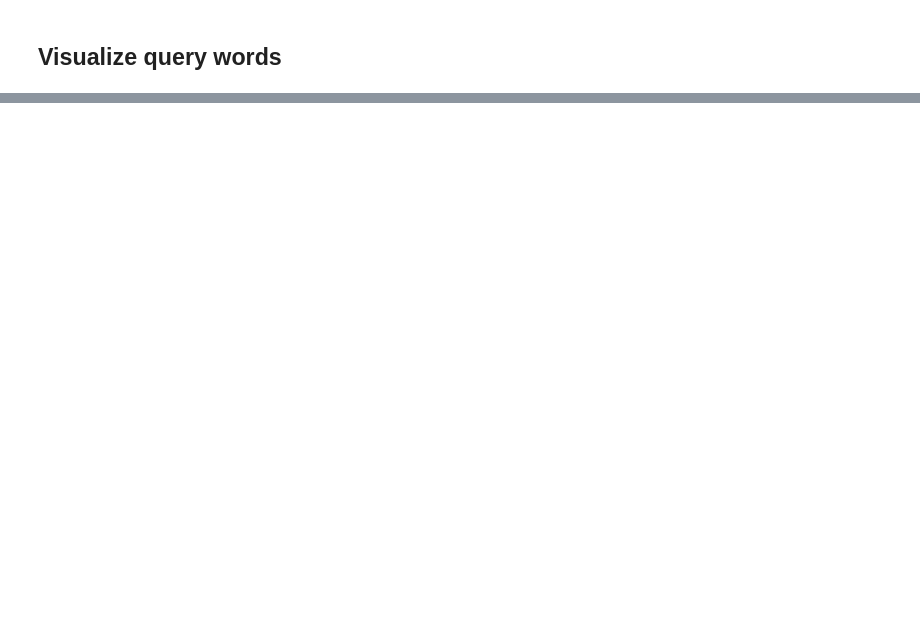
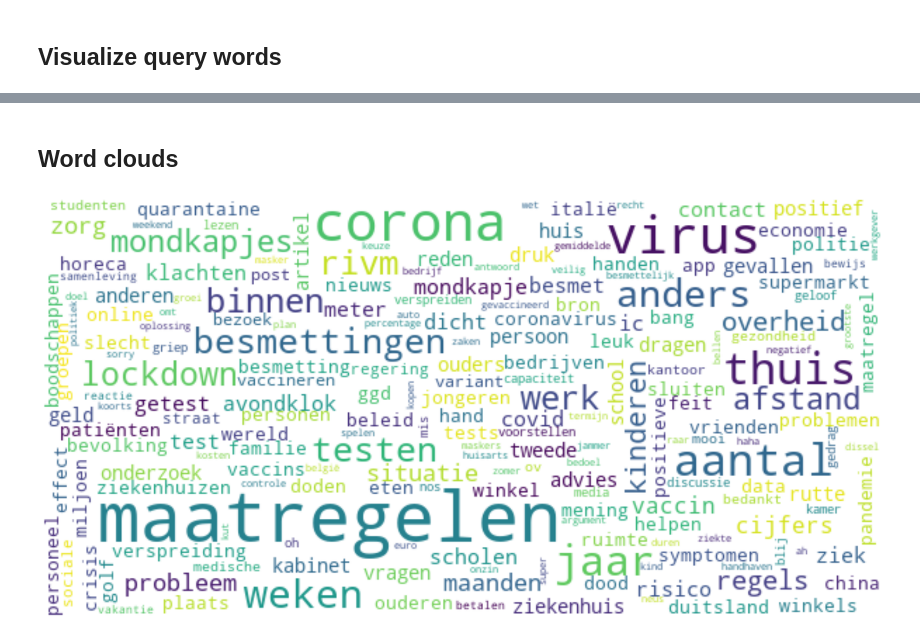
Before and after one commit to puregome/notebooks, a Jupyter notebook: reddit.ipynb, the cells around one changed output, grey strips where cells are left out. Cells and saved outputs as stored; diff of their text form; code cells hidden in the pictures; blank space fills up the shorter version.

Commit message:
word clouds

```diff
--- a/reddit.ipynb
+++ b/reddit.ipynb
@@ -334,0 +332,2 @@ plt.show()
+# %% [markdown]
+## Word clouds
@@ -334,0 +344,34 @@ plt.show()
+# %%
+stopwords = ("aan aangezien absoluut achter af afgelopen al algemeen alle alleen allemaal allen alles als alsnog alsof altijd ander andere anders "
+"antwoord april art augustus basis beeld beetje begin beginnen begint begrijp behalve beide bekend belangrijk ben benieuwd bent bepaalde "
+"beperkt best beste betekent beter betreft bezig bij bijna bijv bijvoorbeeld blijf blijft blijkbaar blijkt blijven boven bovendien brengen buiten buurt "
+"buurten compleet daadwerkelijk daar daarbij daardoor daarmee daarna daarnaast daarom daarvan daarvoor dacht dag dagen dan dat de december deel denk "
+"denken denkt deze dezelfde die dingen direct dit doe doen doet door doordat drie duidelijk dus duurt echt echte echter edit een eens eerder eerlijk eerst "
+"eerste eigen eigenlijk eind eindelijk elk elkaar elke en ene enige enkel enkele enorm er erg ergens erger ervan ervoor etc even extra februari fijn flink fout "
+"ga gaan gaat gebeuren gebeurt gebruik gebruiken gebruikt gedaan geef geeft geen gegaan gegeven gehad gehouden gek geldt geleden gelijk gelukkig gemaakt genoeg genomen geval "
+"geven gevoel gevolgen geweest gewoon geworden gezegd gezien ging gisteren goed goede gooi gooien graag groep groot grootste  grote groter haar had hadden halen half hard heb hebben "
+"hebt heeft heel heen helaas hele helemaal helpt hem hen het hetzelfde hier hij hoe hoeft hoeveel hoeveelheid hoeven hoger hoog hoop hoor hopelijk hopen horen hou houd houden "
+"houdt huidige hun idee ieder iedere iedereen iemand iets ik in inderdaad ineens informatie ingevoerd inmiddels ipv is ivm ja januari jaren je jezelf jij jonge "
+"jou jouw juist juli jullie juni kan kans kant keer kijk kijken klaar klein kleine klinkt klopt kom komen komende komt kon kreeg krijg krijgen krijgt kun kunnen "
+"kunt kwam laag laat laatste land landen lang lange langer langs last lastig laten later leer lees lekker letterlijk leven lezen liever liggen ligt lijken lijkt "
+"logisch loopt lopen los m'n maak maakt maand maar maart mag maken makkelijk makkelijker man manier me mee meer meerdere meest meeste mei men mensen met "
+"meteen middel mij mijn minder misschien mocht moeilijk moest moet moeten mogelijk mogen moment momenteel morgen na naar naast namelijk "
+"natuurlijk nauwelijk nauwelijks nederland nederlander nederlanders nederlandse nee neem neemt nemen nergens net niemand niet niets nieuw nieuwe niks nl no "
+"nodig nog nogal nooit normaal normale nou november nu of ofzo oktober om omdat on ondanks onder ondertussen ongeveer ons onze ooit ook op openlijk open over overal "
+"overigens pa paar pakken pas per persoonlijk plek plekken praten precies prima probeer proberen punt qua raken redelijk relatief rest roepen rond samen september serieus simpelweg "
+"sinds slechts snap snel sneller som sommige soms soort sowieso staan staat steed steeds stel stellen sterk strak straks stuk te tegen ten terecht terug "
+"terwijl teveel the tijd tijden tijdens to toch toe toen tot totaal trouwens tussen twee u uit uiteindelijk uiteraard uur uw vaak vaker vallen valt van vanaf vandaag vanuit vanwege "
+"vast vd veel velen ver verder verhaal verkeerd verplicht verschil verschillende vertrouwen vervolgens verwacht verwachten via vind vinden vindt voelt vol "
+"voldoende volgen volgende volgens volledig vond voor vooral voorbij voordat voorkomen vorige vraag vrij vrijdag vrijwel vroeg vs waar waarbij waardoor waarin waarom "
+"waarschijnlijk waarvan wachten wanneer want waren was wat we week weer weet weg weinig wel welke wellicht werd werden werken werkt weten wie wij wil willen "
+"wilt woord word worden wordt x200b z'n zag zal zat ze zeer zeg zeggen zegt zei zeker zelf zelfs zetten zich zichzelf zie zien ziet zij zijn zin zit zitten zo zo'n "
+"zoal zoals zodat zodra zoeken zolang zonder zorgen zorgt zou zouden zoveel zover zowel zullen zwaar één"
+)
+#print(" ".join(sorted(set(stopwords.lower().split()))))
+# %%
+wordcloud = WordCloud(max_font_size=50, max_words=200, background_color="white", width=600, height=300, collocations=False, normalize_plurals=False, relative_scaling=1, regexp=r"\w[\w']+",
+                      stopwords=(stopwords).split())
+# %%
+text = ""
+for post in posts:
+    text += " " + post[TEXT]
@@ -334,0 +381,8 @@ plt.show()
+# %%
+NBR_OF_TOKENS = 200
+
+token_freqs = Counter(tokenize(text.lower()).split())
+top = dict([(t,token_freqs[t]) for t in sorted(token_freqs.keys(),key=lambda t:token_freqs[t], reverse=True) if t not in stopwords.split() and re.search("[a-z]", t) and len(t) > 1][:NBR_OF_TOKENS])
+show_wordcloud(wordcloud.generate_from_frequencies(top))
+# %% [output]
+[figure, added]
```
Also changed, not shown: parts of 17 cells of this notebook, 1 other file.
